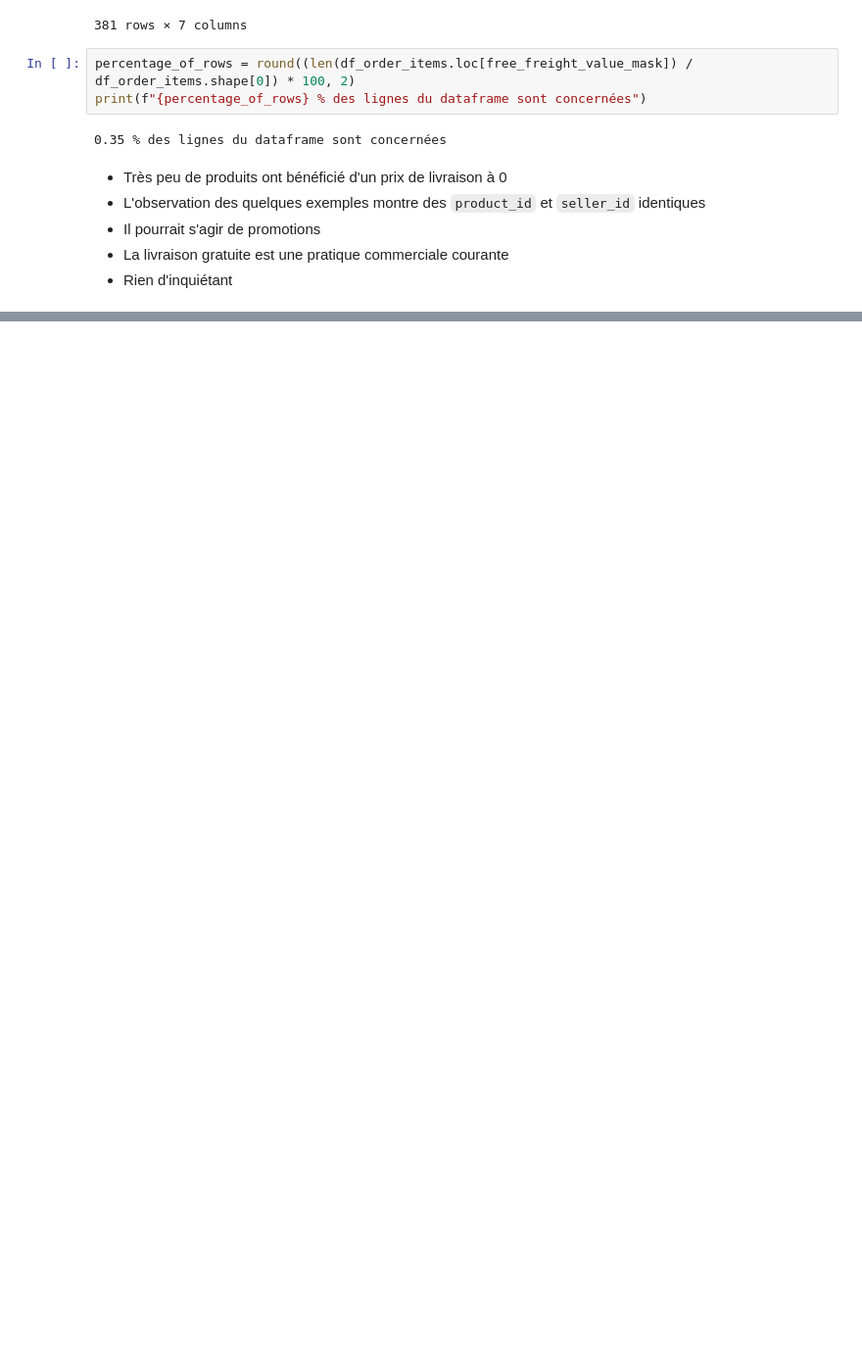
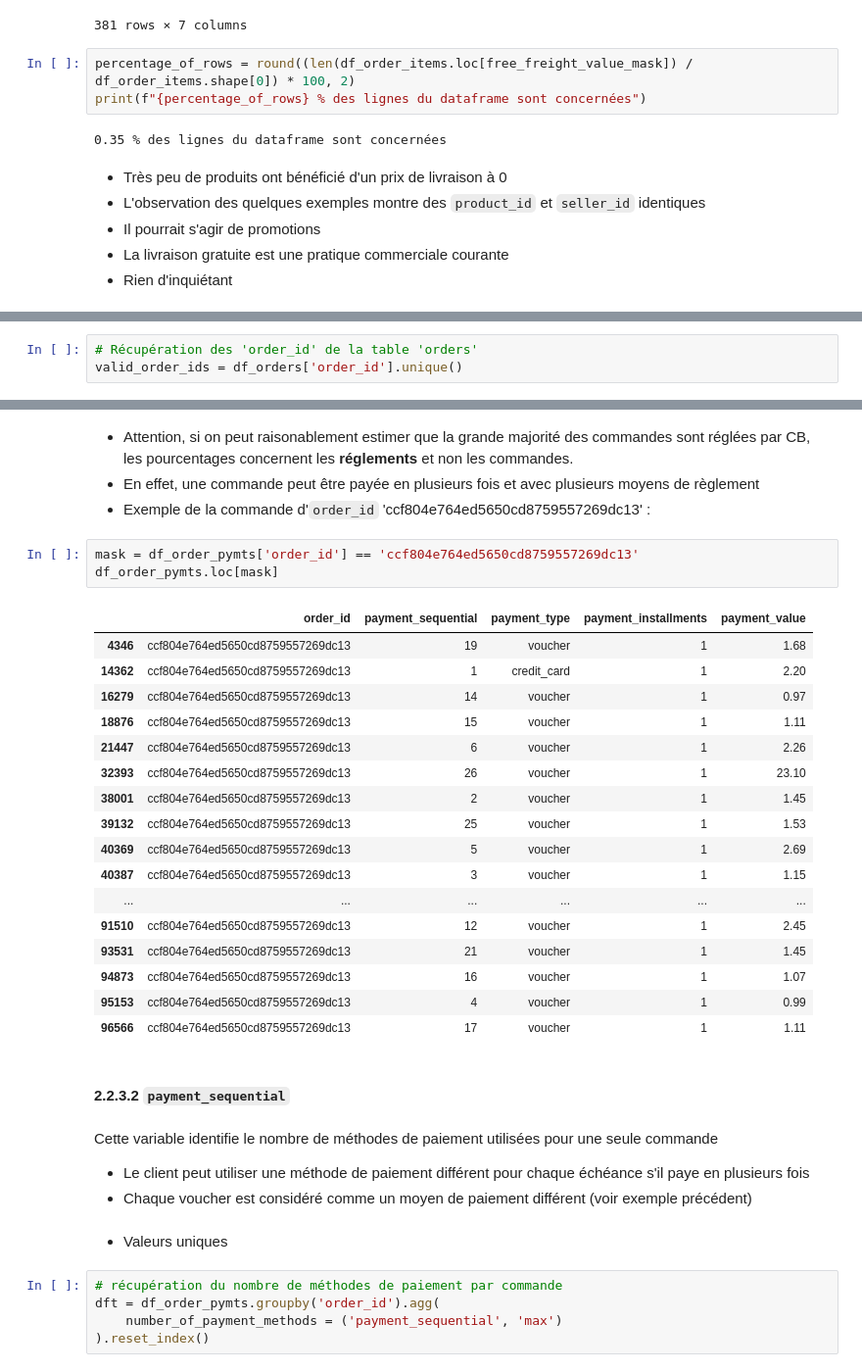
Before and after one commit to Christophe-Aballea/OC_projet5_Segmentez_des_clients_d_un_site_ecommerce, a Jupyter notebook: P05_Notebook2_EDA_FE.ipynb, the cells around one changed output, grey strips where cells are left out. Shown at 98% size. Cells and saved outputs as stored; diff of their text form; blank space fills up the shorter version.

```diff
--- a/P05_Notebook2_EDA_FE.ipynb
+++ b/P05_Notebook2_EDA_FE.ipynb
@@ -938,0 +971,3 @@ print(f"{percentage_of_rows} % des lignes du dataframe sont concernées")
+# %%
+# Récupération des 'order_id' de la table 'orders'
+valid_order_ids = df_orders['order_id'].unique()
@@ -938,0 +1042,38 @@ print(f"{percentage_of_rows} % des lignes du dataframe sont concernées")
+# %% [markdown]
+* Attention, si on peut raisonablement estimer que la grande majorité des commandes sont réglées par CB, les pourcentages concernent les **réglements** et non les commandes.
+* En effet, une commande peut être payée en plusieurs fois et avec plusieurs moyens de règlement
+* Exemple de la commande d'`order_id` 'ccf804e764ed5650cd8759557269dc13' :
+# %%
+mask = df_order_pymts['order_id'] == 'ccf804e764ed5650cd8759557269dc13'
+df_order_pymts.loc[mask]
+# %% [output]
+|  | order_id | payment_sequential | payment_type | payment_installments | payment_value |
+| 4346 | ccf804e764ed5650cd8759557269dc13 | 19 | voucher | 1 | 1.68 |
+| 14362 | ccf804e764ed5650cd8759557269dc13 | 1 | credit_card | 1 | 2.20 |
+| 16279 | ccf804e764ed5650cd8759557269dc13 | 14 | voucher | 1 | 0.97 |
+| 18876 | ccf804e764ed5650cd8759557269dc13 | 15 | voucher | 1 | 1.11 |
+| 21447 | ccf804e764ed5650cd8759557269dc13 | 6 | voucher | 1 | 2.26 |
+| 32393 | ccf804e764ed5650cd8759557269dc13 | 26 | voucher | 1 | 23.10 |
+| 38001 | ccf804e764ed5650cd8759557269dc13 | 2 | voucher | 1 | 1.45 |
+| 39132 | ccf804e764ed5650cd8759557269dc13 | 25 | voucher | 1 | 1.53 |
+| 40369 | ccf804e764ed5650cd8759557269dc13 | 5 | voucher | 1 | 2.69 |
+| 40387 | ccf804e764ed5650cd8759557269dc13 | 3 | voucher | 1 | 1.15 |
+| ... | ... | ... | ... | ... | ... |
+| 91510 | ccf804e764ed5650cd8759557269dc13 | 12 | voucher | 1 | 2.45 |
+| 93531 | ccf804e764ed5650cd8759557269dc13 | 21 | voucher | 1 | 1.45 |
+| 94873 | ccf804e764ed5650cd8759557269dc13 | 16 | voucher | 1 | 1.07 |
+| 95153 | ccf804e764ed5650cd8759557269dc13 | 4 | voucher | 1 | 0.99 |
+| 96566 | ccf804e764ed5650cd8759557269dc13 | 17 | voucher | 1 | 1.11 |
+# %% [markdown]
+#### 2.2.3.2 `payment_sequential`
+# %% [markdown]
+Cette variable identifie le nombre de méthodes de paiement utilisées pour une seule commande
+   * Le client peut utiliser une méthode de paiement différent pour chaque échéance s'il paye en plusieurs fois
+   * Chaque voucher est considéré comme un moyen de paiement différent (voir exemple précédent)
+# %% [markdown]
+* Valeurs uniques
+# %%
+# récupération du nombre de méthodes de paiement par commande
+dft = df_order_pymts.groupby('order_id').agg(
+    number_of_payment_methods = ('payment_sequential', 'max')
+).reset_index()
```
Also changed, not shown: parts of 35 cells of this notebook, 1 other file.
